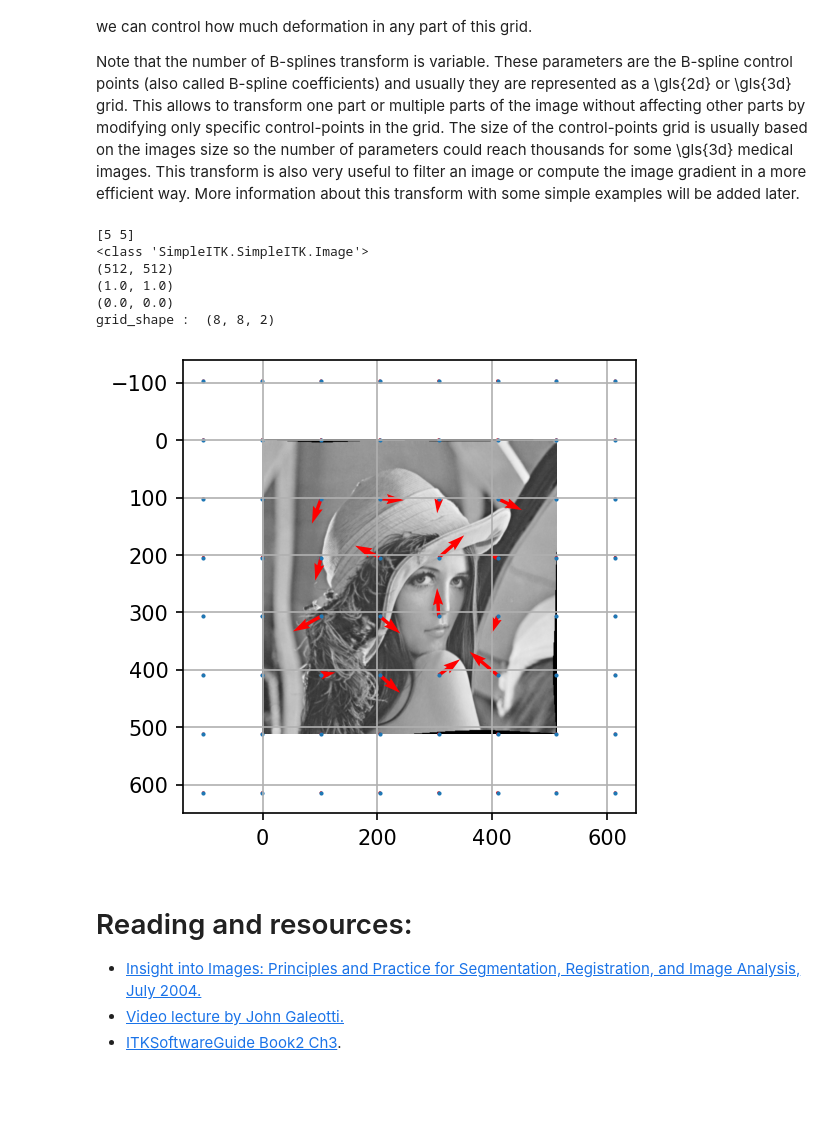
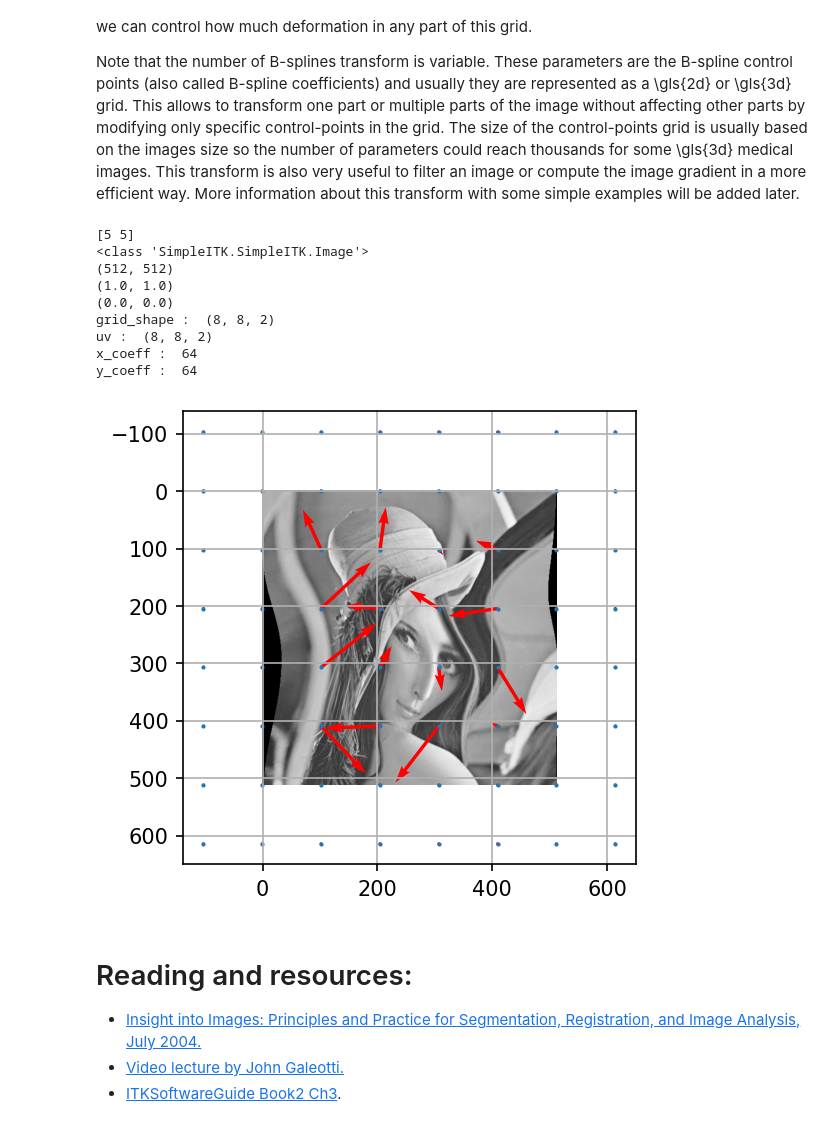
Before and after one commit to MedicalImageAnalysisTutorials/ImageRegistrationTutorial, a Jupyter notebook: IA_Image_Transforms.ipynb, the cells around one changed output. Saved outputs shown, nothing was run; the diff lists cells and outputs as text; code cells hidden in the pictures; blank space fills up the shorter version.

```diff
--- a/IA_Image_Transforms.ipynb
+++ b/IA_Image_Transforms.ipynb
@@ -1192,7 +1192,8 @@ array = sitk.GetArrayViewFromImage(grid)
 # mesh size = number of control points - spline order  =[4,4]
 # it should be  > spline order, more produces more deformation
 
-ctrl_pts = np.array( [8, 8], np.uint32)
+ctrl_pts_size = 8
+ctrl_pts = np.array( [ctrl_pts_size, ctrl_pts_size], np.uint32)
 SPLINE_ORDER = 3
 
 mesh_size    = ctrl_pts - SPLINE_ORDER
@@ -1207,56 +1208,77 @@ transform = sitk.BSplineTransformInitializer(grid, mesh_size.tolist())
 params = transform.GetParameters()
 
 grid_shape = *ctrl_pts, 2
-print("grid_shape : ",grid_shape) # 7,7,2
+print("grid_shape : ",grid_shape) #  [ctrl_pts_size , ctrl_pts_size, 2]
 
-# what is this ???
-# probably modify the control points
-max_displacement = 50
-uv = np.random.rand(*grid_shape) - 0.5  # [-0.5, 0.5)
+
+#========================================================
+# create random control points to transform the image
+#========================================================
+
+ # control how much deformation
+max_displacement = 100
+# fill a grid with random values -0.5<=r<0.5
+uv = np.random.rand(*grid_shape) - 0.5
+print("uv : ",uv.shape) # 8 8 2
+
+# double the values
 uv *= 2  # [-1, 1)
+# multiplay by the max displacement
 uv *= max_displacement
 
-fix_edges  = 2
+# no deformation at the edges
+fix_edges  = 2 # zeros the control points  edges
 for i in range(fix_edges):
     uv[i, :] = 0
     uv[-1 - i, :] = 0
     uv[:, i] = 0
     uv[:, -1 - i] = 0
 
+# # let's say no deformation at the left half
+# uv [:,:4,:] = 0
+
+#========================================================
+# Apply B-spline transform
+#========================================================
 # use the modified control points
 transform.SetParameters(uv.flatten(order='F').tolist())
 
 x_coeff, y_coeff = transform.GetCoefficientImages()
-grid_origin = x_coeff.GetOrigin()
+print("x_coeff : ",len(x_coeff))    # len = ctrl_pts_size * ctrl_pts_size
+print("y_coeff : ",len(y_coeff))    # len = ctrl_pts_size * ctrl_pts_size
+grid_origin  = x_coeff.GetOrigin()
 grid_spacing = x_coeff.GetSpacing()
 
 resampler = sitk.ResampleImageFilter()
 resampler.SetReferenceImage(grid) # ???
 resampler.SetTransform(transform)
 resampler.SetInterpolator(sitk.sitkLinear)
 resampler.SetDefaultPixelValue(0.5)
 resampler.SetOutputPixelType(sitk.sitkFloat32)
 resampled = resampler.Execute(grid) # ???
 
 array = sitk.GetArrayViewFromImage(resampled)
 fig, ax = plt.subplots(dpi=150)
 ax.grid()
 ax.imshow(     array,    interpolation='hamming',)
 
 x = np.linspace(grid_origin[0], grid_origin[0] + (ctrl_pts[0] - 1) * grid_spacing[0], ctrl_pts[0])
 y = np.linspace(grid_origin[1], grid_origin[1] + (ctrl_pts[1] - 1) * grid_spacing[1], ctrl_pts[1])
 xx, yy = np.meshgrid(x, y)
 u, v = uv[..., 0].T, uv[..., 1].T
 ax.quiver(xx, yy, -u, -v, color='red',   units='xy', angles='xy', scale_units='xy', scale=1)
 ax.scatter(xx, yy, s=1);
 # %% [output]
 [5 5]
 <class 'SimpleITK.SimpleITK.Image'>
 (512, 512)
 (1.0, 1.0)
 (0.0, 0.0)
 grid_shape :  (8, 8, 2)
+uv :  (8, 8, 2)
+x_coeff :  64
+y_coeff :  64
-[figure, old version]
+[figure, new version]
 # %% [markdown]
 # Reading and resources:
 
```
